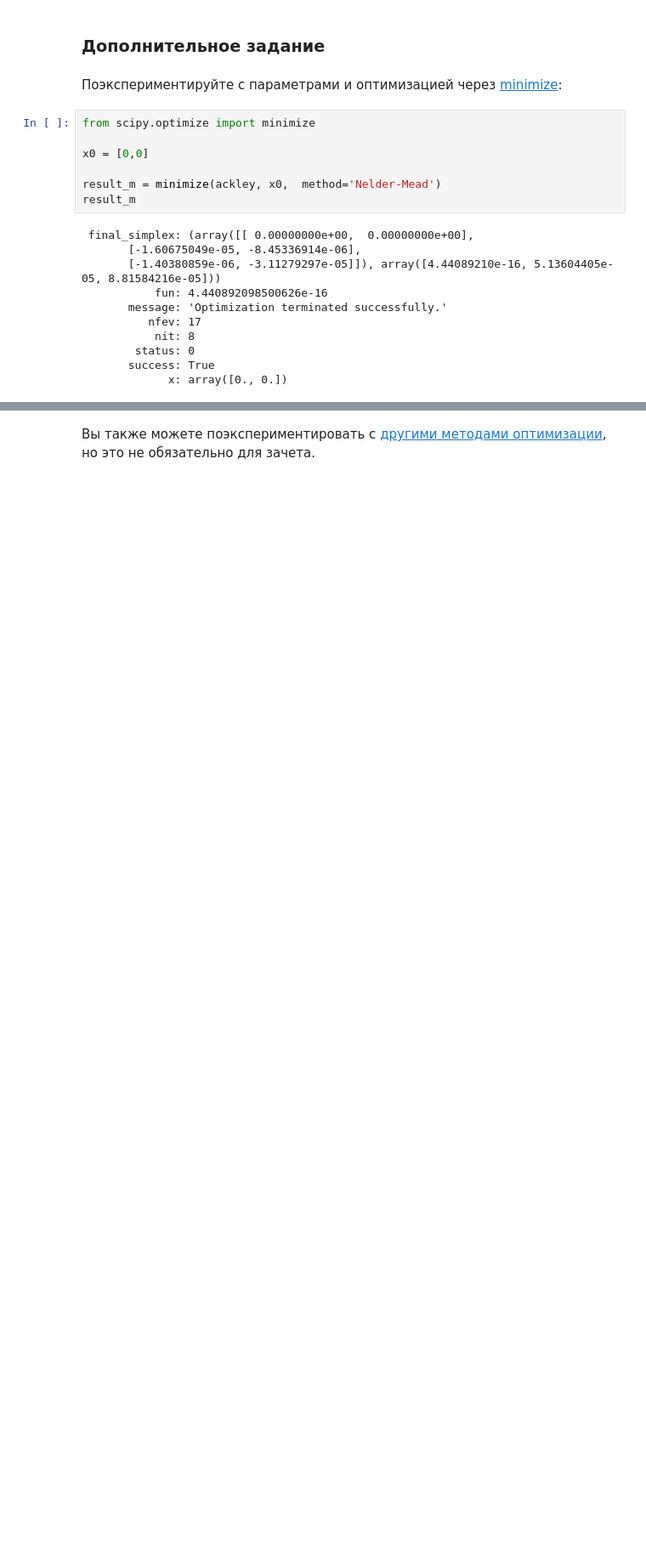
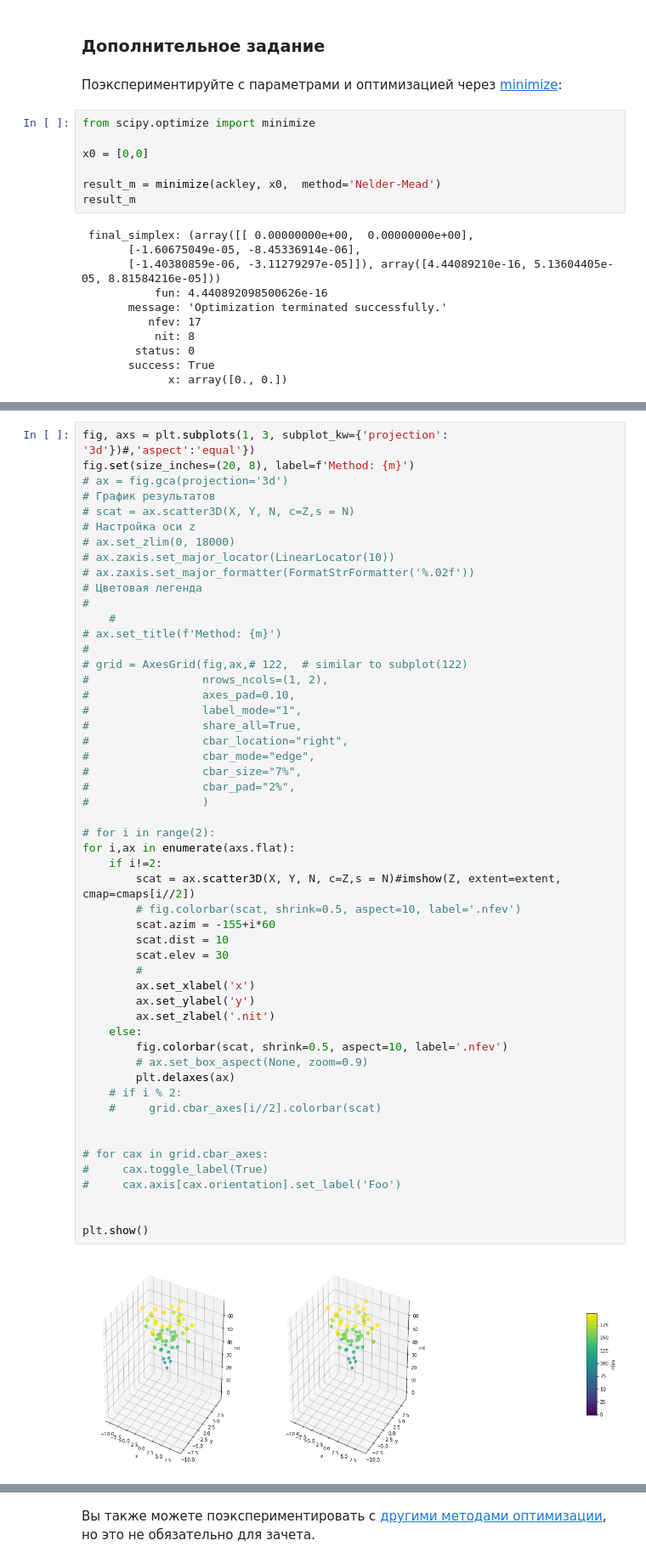
Before and after one commit to sky16k/MDS, a Jupyter notebook: MDS07_HW_Щедринов.ipynb, the cells around one changed output, grey strips where cells are left out. Shown at 85% size. Saved outputs shown, nothing was run; the diff lists cells and outputs as text; blank space fills up the shorter version.

```diff
--- a/MDS07_HW_Щедринов.ipynb
+++ b/MDS07_HW_Щедринов.ipynb
@@ -318,0 +546,54 @@ result_m
+# %%
+fig, axs = plt.subplots(1, 3, subplot_kw={'projection': '3d'})#,'aspect':'equal'})
+fig.set(size_inches=(20, 8), label=f'Method: {m}')
+# ax = fig.gca(projection='3d')
+# График результатов
+# scat = ax.scatter3D(X, Y, N, c=Z,s = N)
+# Настройка оси z
+# ax.set_zlim(0, 18000)
+# ax.zaxis.set_major_locator(LinearLocator(10))
+# ax.zaxis.set_major_formatter(FormatStrFormatter('%.02f'))
+# Цветовая легенда
+#
+    #
+# ax.set_title(f'Method: {m}')
+#
+# grid = AxesGrid(fig,ax,# 122,  # similar to subplot(122)
+#                 nrows_ncols=(1, 2),
+#                 axes_pad=0.10,
+#                 label_mode="1",
+#                 share_all=True,
+#                 cbar_location="right",
+#                 cbar_mode="edge",
+#                 cbar_size="7%",
+#                 cbar_pad="2%",
+#                 )
+
+# for i in range(2):
+for i,ax in enumerate(axs.flat):
+    if i!=2:
+        scat = ax.scatter3D(X, Y, N, c=Z,s = N)#imshow(Z, extent=extent, cmap=cmaps[i//2])
+        # fig.colorbar(scat, shrink=0.5, aspect=10, label='.nfev')
+        scat.azim = -155+i*60
+        scat.dist = 10
+        scat.elev = 30
+        #
+        ax.set_xlabel('x')
+        ax.set_ylabel('y')
+        ax.set_zlabel('.nit')
+    else:
+        fig.colorbar(scat, shrink=0.5, aspect=10, label='.nfev')
+        # ax.set_box_aspect(None, zoom=0.9)
+        plt.delaxes(ax)
+    # if i % 2:
+    #     grid.cbar_axes[i//2].colorbar(scat)
+
+
+# for cax in grid.cbar_axes:
+#     cax.toggle_label(True)
+#     cax.axis[cax.orientation].set_label('Foo')
+
+
+plt.show()
+# %% [output]
+[figure, added]
```
Also changed, not shown: parts of 17 cells of this notebook.
